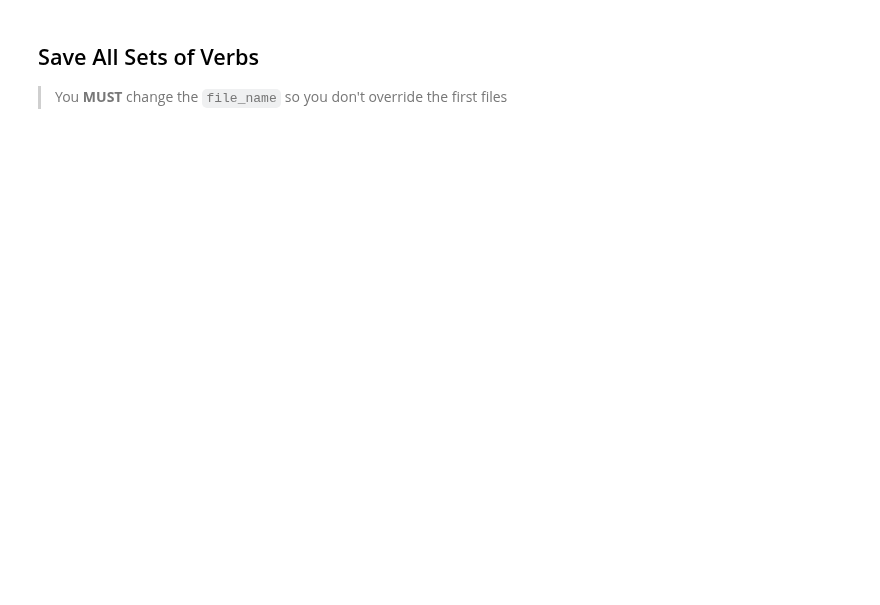
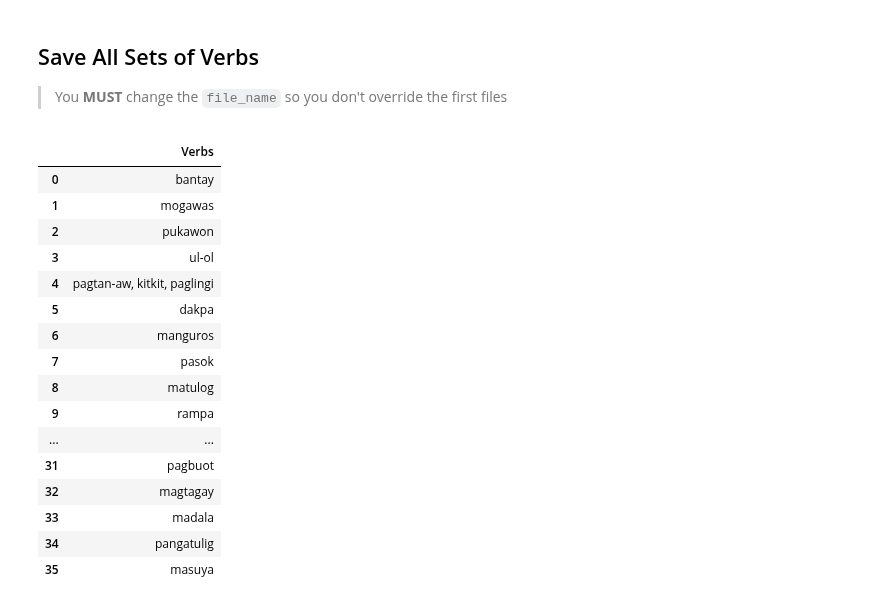
Before and after one commit to MiguelPartosa/Thesis-FOS-BinaryClass-WSD, a Jupyter notebook: experimentation.ipynb, the cells around one changed output. Saved outputs shown, nothing was run; the diff lists cells and outputs as text; code cells hidden in the pictures; blank space fills up the shorter version.

```diff
--- a/experimentation.ipynb
+++ b/experimentation.ipynb
@@ -134,3 +134,23 @@ for i in first_36_df:
 # %% [markdown]
 ## Save All Sets of Verbs
 > You **MUST** change the `file_name` so you don't override the first files
+# %%
+df['NonLiterla']
+# %% [output]
+|  | Verbs |
+| 0 | bantay |
+| 1 | mogawas |
+| 2 | pukawon |
+| 3 | ul-ol |
+| 4 | pagtan-aw, kitkit, paglingi |
+| 5 | dakpa |
+| 6 | manguros |
+| 7 | pasok |
+| 8 | matulog |
+| 9 | rampa |
+| ... | ... |
+| 31 | pagbuot |
+| 32 | magtagay |
+| 33 | madala |
+| 34 | pangatulig |
+| 35 | masuya |
```
Also changed, not shown: parts of 4 cells of this notebook, 5 other files.
